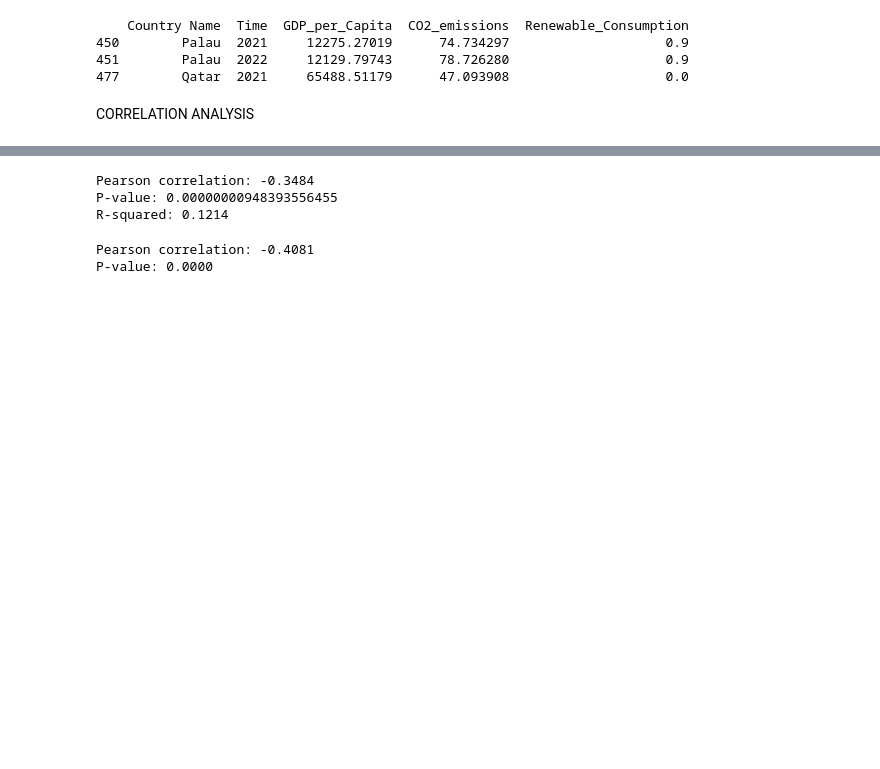
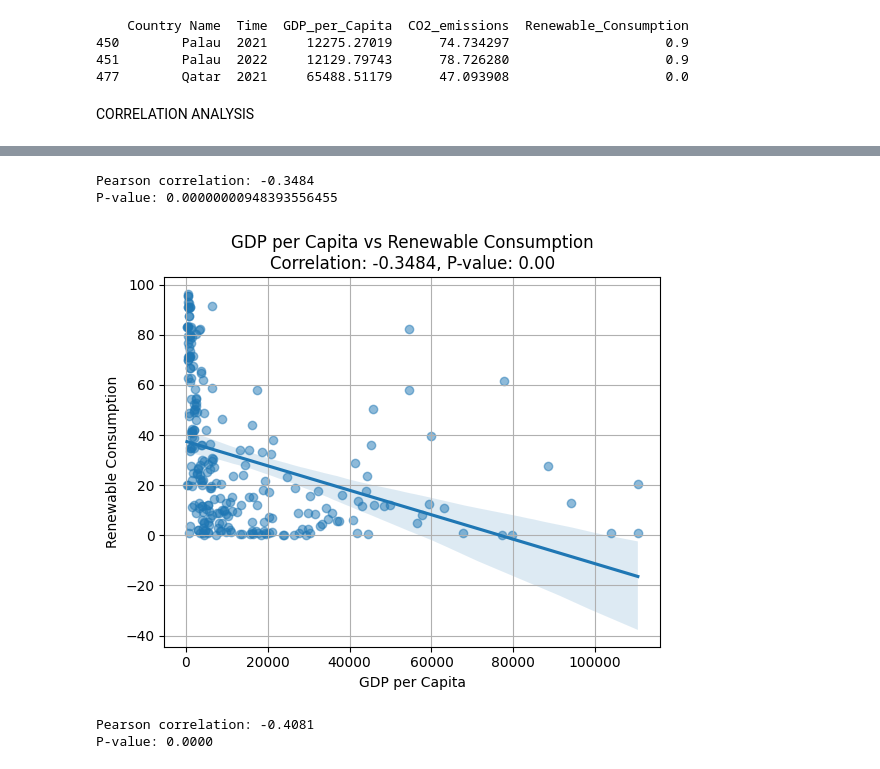
Before and after one commit to CSUN-MS-BANA/culminating-project-group-2, a Jupyter notebook: WEEK 7/GDP_CO2.ipynb, the cells around one changed output, grey strips where cells are left out. Saved outputs shown, nothing was run; the diff lists cells and outputs as text; code cells hidden in the pictures; blank space fills up the shorter version.

```diff
--- a/WEEK 7/GDP_CO2.ipynb
+++ b/WEEK 7/GDP_CO2.ipynb
@@ -83,15 +92,21 @@ P-value: 0.000000000000009279271963079329
 # %%
 # Find correlation between GDP per Capita and Renewable Consumption
 
 corr2, p_value2 = pearsonr(gdp, rcon)
 r_squared = corr2**2
 print(f"Pearson correlation: {corr2:.4f}")
 print(f"P-value: {p_value2:.20f}")
-print(f"R-squared: {r_squared:.4f}")
+
+sns.regplot(x=gdp, y=rcon, scatter_kws={'alpha':0.5})
+plt.title(f'GDP per Capita vs Renewable Consumption\nCorrelation: {corr2:.4f}, P-value: {p_value2:.2f}')
+plt.xlabel('GDP per Capita')
+plt.ylabel('Renewable Consumption')
+plt.grid(True)
+plt.show()
 # %% [output]
 Pearson correlation: -0.3484
 P-value: 0.00000000948393556455
-R-squared: 0.1214
+[figure, added]
 # %%
 # Find correlation between CO2 emissions and Renewable Consumption
 corr3, p_value3 = pearsonr(co2, rcon)
```
Also changed, not shown: parts of 1 cell of this notebook.
